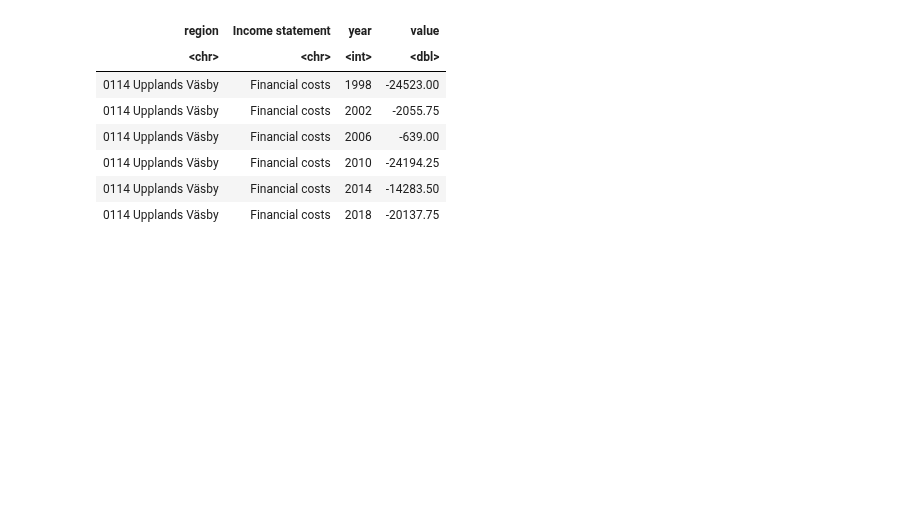
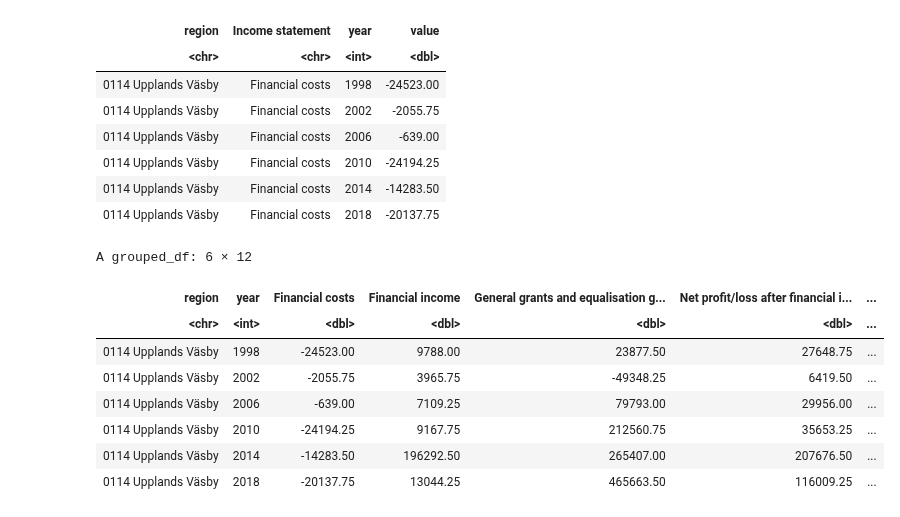
Before and after one commit to Keno-git/DS_assigment1, a Jupyter notebook: Assignment_2/Assignment_2.ipynb, the cells around one changed output. Drawn from its saved outputs; the diff is of its cells as text; code cells hidden in the pictures; blank space fills up the shorter version.

Commit message:
pivot wide

```diff
--- a/Assignment_2/Assignment_2.ipynb
+++ b/Assignment_2/Assignment_2.ipynb
@@ -195,3 +195,20 @@ A grouped_df: 6 × 4
 | 0114 Upplands Väsby | Financial costs | 2010 | -24194.25 |
 | 0114 Upplands Väsby | Financial costs | 2014 | -14283.50 |
 | 0114 Upplands Väsby | Financial costs | 2018 | -20137.75 |
+# %%
+income <- income %>%
+    pivot_wider(
+        names_from = `Income statement`,
+        values_from = value
+    )
+head(income)
+# %% [output]
+A grouped_df: 6 × 12
+| region | year | Financial costs | Financial income | General grants and equalisation g... | Net profit/loss after financial i... | ... |
+| <chr> | <int> | <dbl> | <dbl> | <dbl> | <dbl> | ... |
+| 0114 Upplands Väsby | 1998 | -24523.00 | 9788.00 | 23877.50 | 27648.75 | ... |
+| 0114 Upplands Väsby | 2002 | -2055.75 | 3965.75 | -49348.25 | 6419.50 | ... |
+| 0114 Upplands Väsby | 2006 | -639.00 | 7109.25 | 79793.00 | 29956.00 | ... |
+| 0114 Upplands Väsby | 2010 | -24194.25 | 9167.75 | 212560.75 | 35653.25 | ... |
+| 0114 Upplands Väsby | 2014 | -14283.50 | 196292.50 | 265407.00 | 207676.50 | ... |
+| 0114 Upplands Väsby | 2018 | -20137.75 | 13044.25 | 465663.50 | 116009.25 | ... |
```
